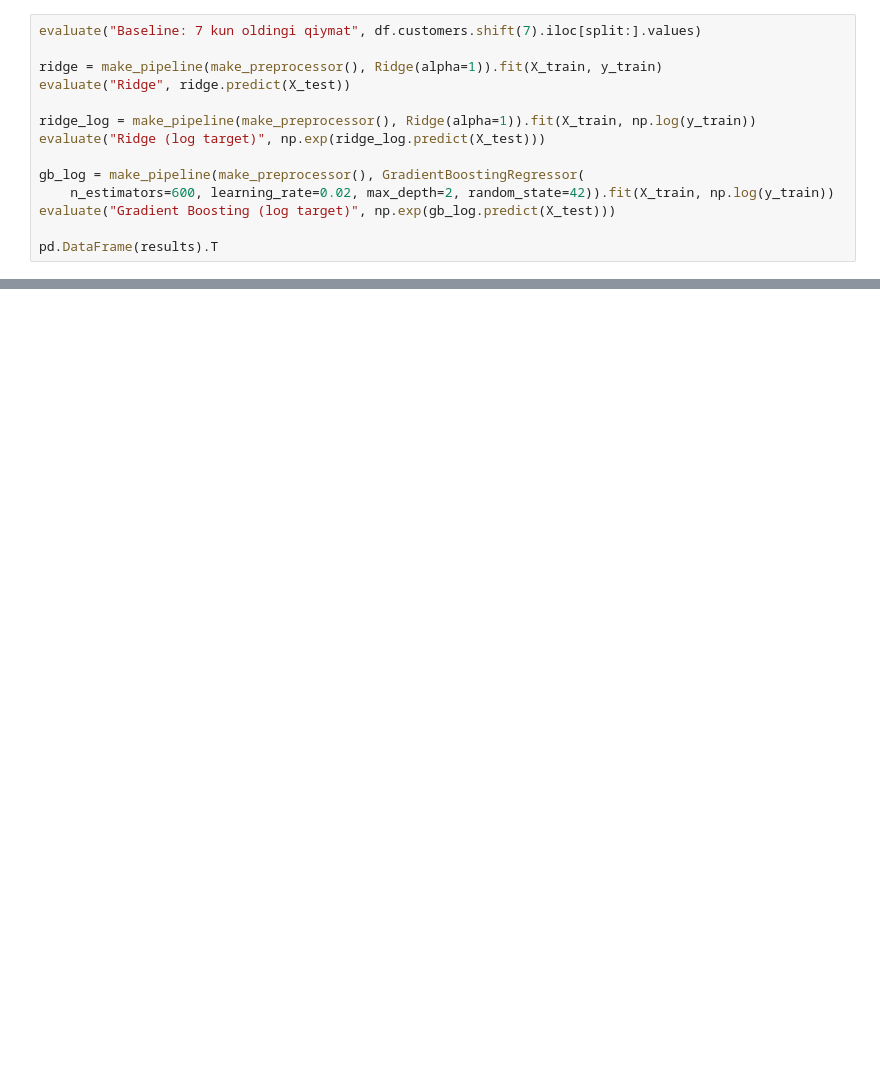
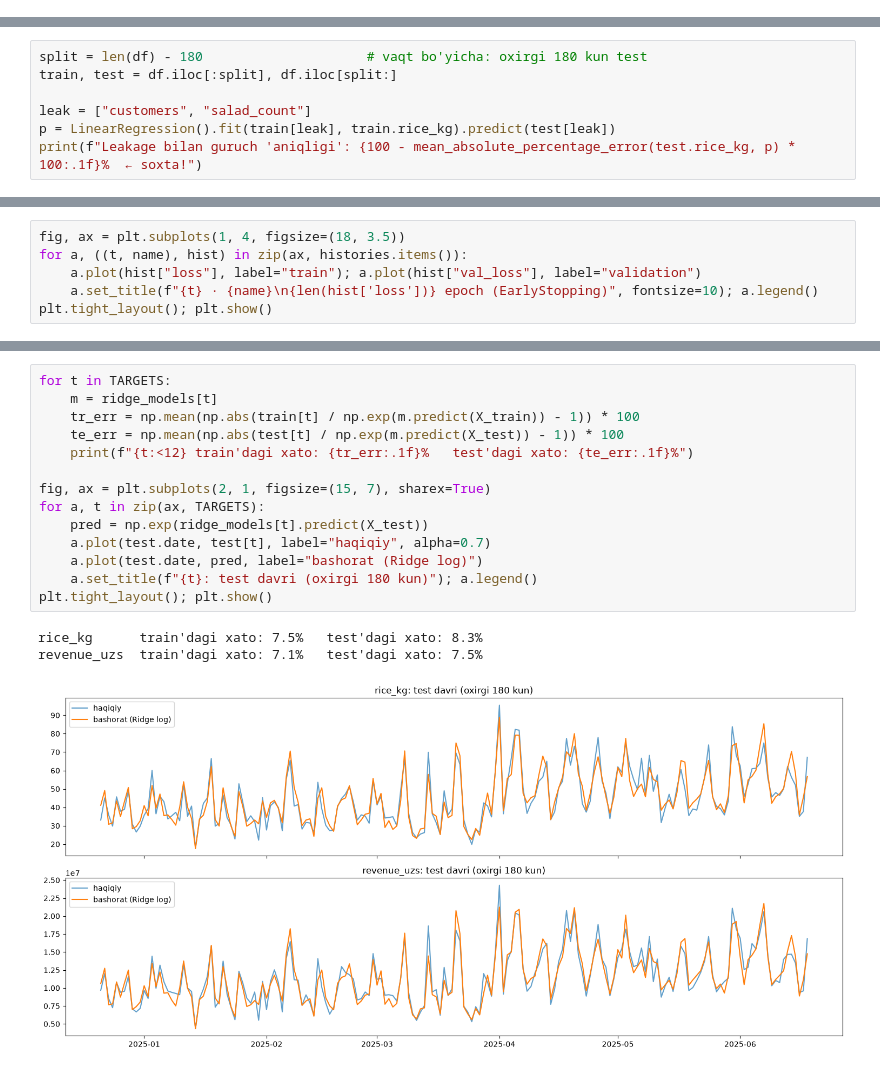
Before and after one commit to faxriddinprof/ML-Regression-practice, a Jupyter notebook: projects/sales_forecast.ipynb, the cells around one changed output, grey strips where cells are left out. Drawn from its saved outputs; the diff is of its cells as text; blank space fills up the shorter version.

```diff
--- a/projects/sales_forecast.ipynb
+++ b/projects/sales_forecast.ipynb
@@ -147,14 +0,0 @@ Test:  2024-12-21 → 2025-06-18 (180 kun)
-# %%
-evaluate("Baseline: 7 kun oldingi qiymat", df.customers.shift(7).iloc[split:].values)
-
-ridge = make_pipeline(make_preprocessor(), Ridge(alpha=1)).fit(X_train, y_train)
-evaluate("Ridge", ridge.predict(X_test))
-
-ridge_log = make_pipeline(make_preprocessor(), Ridge(alpha=1)).fit(X_train, np.log(y_train))
-evaluate("Ridge (log target)", np.exp(ridge_log.predict(X_test)))
-
-gb_log = make_pipeline(make_preprocessor(), GradientBoostingRegressor(
-    n_estimators=600, learning_rate=0.02, max_depth=2, random_state=42)).fit(X_train, np.log(y_train))
-evaluate("Gradient Boosting (log target)", np.exp(gb_log.predict(X_test)))
-
-pd.DataFrame(results).T
@@ -326,0 +90,7 @@ plt.show()
+# %%
+split = len(df) - 180                     # vaqt bo'yicha: oxirgi 180 kun test
+train, test = df.iloc[:split], df.iloc[split:]
+
+leak = ["customers", "salad_count"]
+p = LinearRegression().fit(train[leak], train.rice_kg).predict(test[leak])
+print(f"Leakage bilan guruch 'aniqligi': {100 - mean_absolute_percentage_error(test.rice_kg, p) * 100:.1f}%  ← soxta!")
@@ -326,0 +166,6 @@ plt.show()
+# %%
+fig, ax = plt.subplots(1, 4, figsize=(18, 3.5))
+for a, ((t, name), hist) in zip(ax, histories.items()):
+    a.plot(hist["loss"], label="train"); a.plot(hist["val_loss"], label="validation")
+    a.set_title(f"{t} · {name}\n{len(hist['loss'])} epoch (EarlyStopping)", fontsize=10); a.legend()
+plt.tight_layout(); plt.show()
@@ -326,0 +181,18 @@ plt.show()
+# %%
+for t in TARGETS:
+    m = ridge_models[t]
+    tr_err = np.mean(np.abs(train[t] / np.exp(m.predict(X_train)) - 1)) * 100
+    te_err = np.mean(np.abs(test[t] / np.exp(m.predict(X_test)) - 1)) * 100
+    print(f"{t:<12} train'dagi xato: {tr_err:.1f}%   test'dagi xato: {te_err:.1f}%")
+
+fig, ax = plt.subplots(2, 1, figsize=(15, 7), sharex=True)
+for a, t in zip(ax, TARGETS):
+    pred = np.exp(ridge_models[t].predict(X_test))
+    a.plot(test.date, test[t], label="haqiqiy", alpha=0.7)
+    a.plot(test.date, pred, label="bashorat (Ridge log)")
+    a.set_title(f"{t}: test davri (oxirgi 180 kun)"); a.legend()
+plt.tight_layout(); plt.show()
+# %% [output]
+rice_kg      train'dagi xato: 7.5%   test'dagi xato: 8.3%
+revenue_uzs  train'dagi xato: 7.1%   test'dagi xato: 7.5%
+[figure, added]
```
Also changed, not shown: parts of 35 cells of this notebook, 7 other files.
